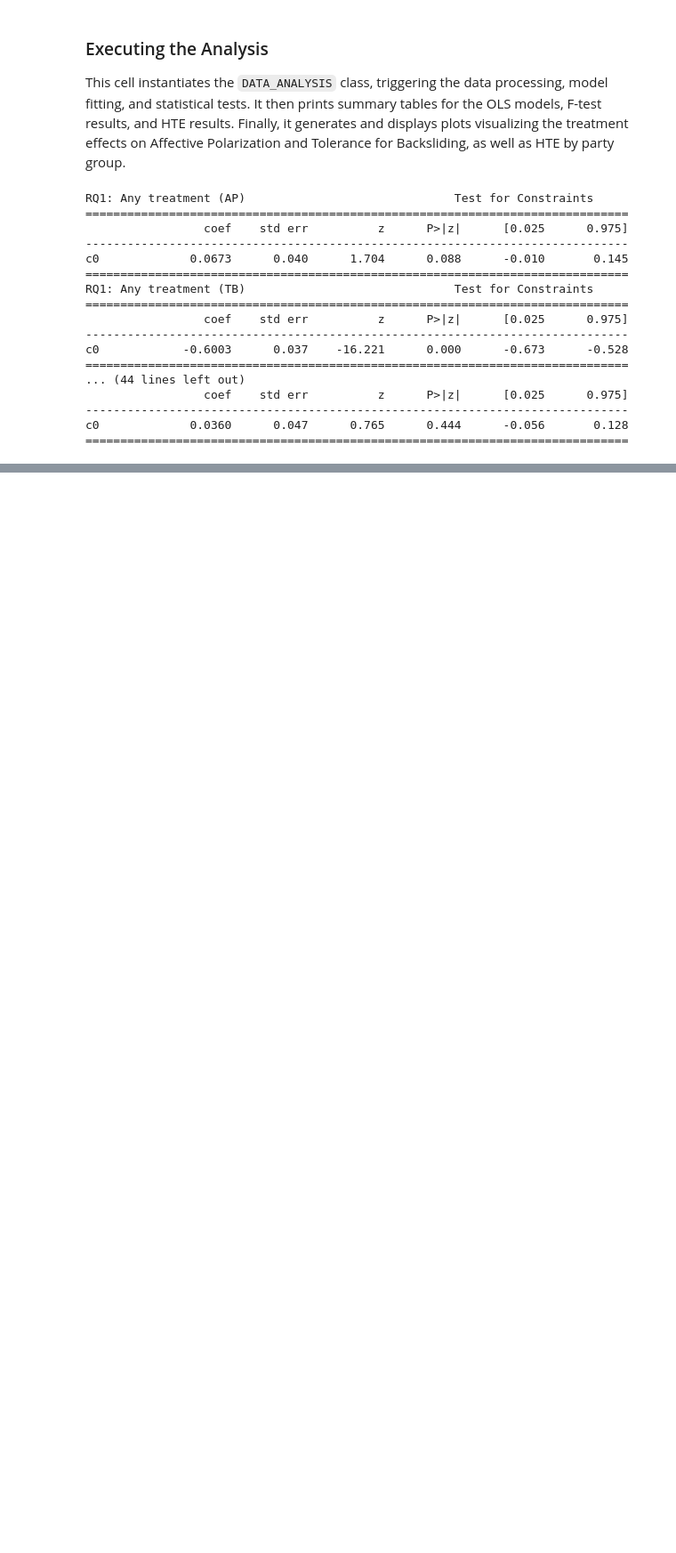
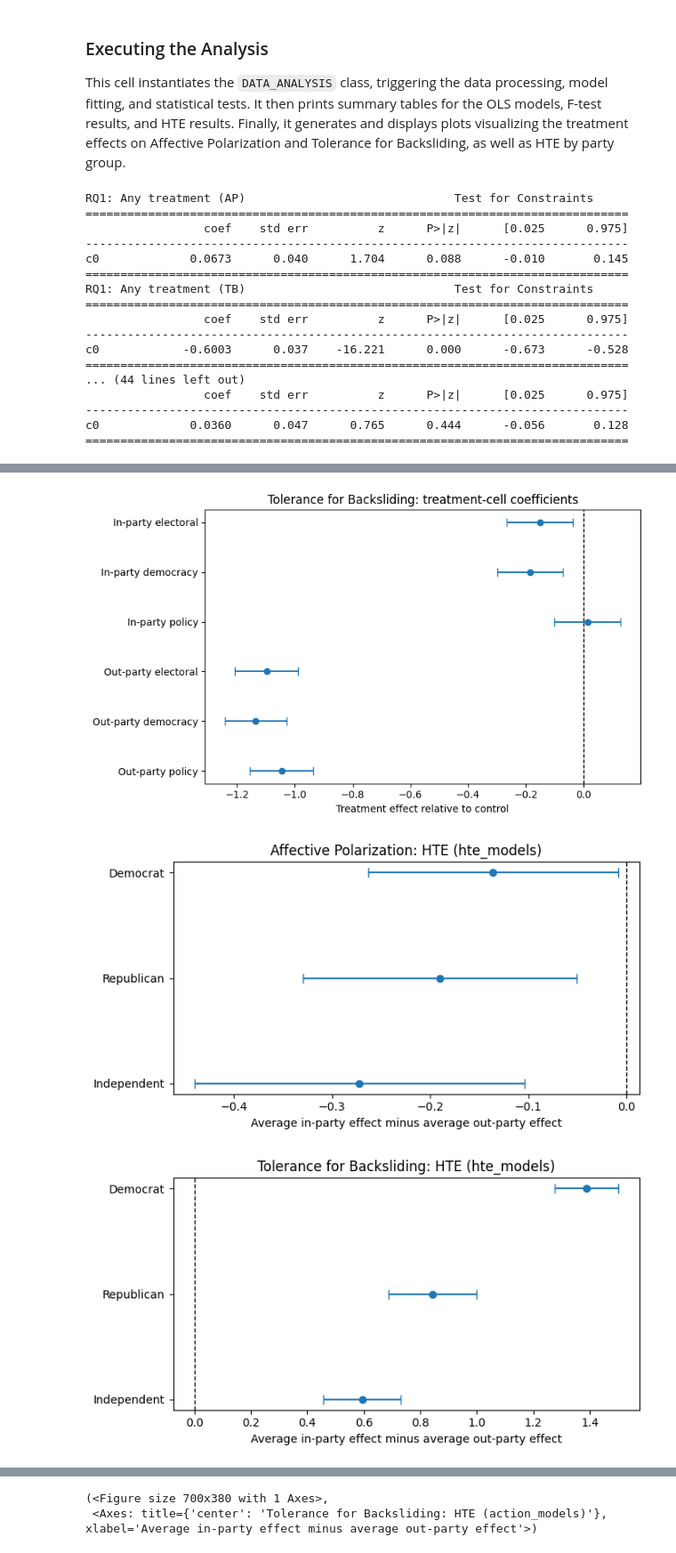
Before and after one commit to Jules-Vatel/SSI_SPRING, a Jupyter notebook: SSI_SPRING.ipynb, the cells around one changed output, grey strips where cells are left out. Shown at 89% size. Saved outputs shown, nothing was run; the diff lists cells and outputs as text; code cells hidden in the pictures; blank space fills up the shorter version.

```diff
--- a/SSI_SPRING.ipynb
+++ b/SSI_SPRING.ipynb
@@ -553,0 +524,12 @@ c0             0.0360      0.047      0.765      0.444      -0.056       0.128
+# %%
+results.graph_delta_ap()
+results.graph_delta_tb()
+results.plot_hte_in_vs_out(outcome='AP', attr='hte_models')
+results.plot_hte_in_vs_out(outcome='TB', attr='hte_models')
+results.plot_hte_in_vs_out(outcome='AP', attr='inparty_models')
+results.plot_hte_in_vs_out(outcome='TB', attr='inparty_models')
+results.plot_hte_in_vs_out(outcome='AP', attr='strength_models')
+results.plot_hte_in_vs_out(outcome='TB', attr='strength_models')
+results.plot_hte_in_vs_out(outcome='AP', attr='action_models')
+results.plot_hte_in_vs_out(outcome='TB', attr='action_models')
+# %% [output]
@@ -553,0 +537,3 @@ c0             0.0360      0.047      0.765      0.444      -0.056       0.128
+[figure, added]
+[figure, added]
+[figure, added]
@@ -553,0 +546,2 @@ c0             0.0360      0.047      0.765      0.444      -0.056       0.128
+(<Figure size 700x380 with 1 Axes>,
+ <Axes: title={'center': 'Tolerance for Backsliding: HTE (action_models)'}, xlabel='Average in-party effect minus average out-party effect'>)
```
Also changed, not shown: parts of 16 cells of this notebook.
